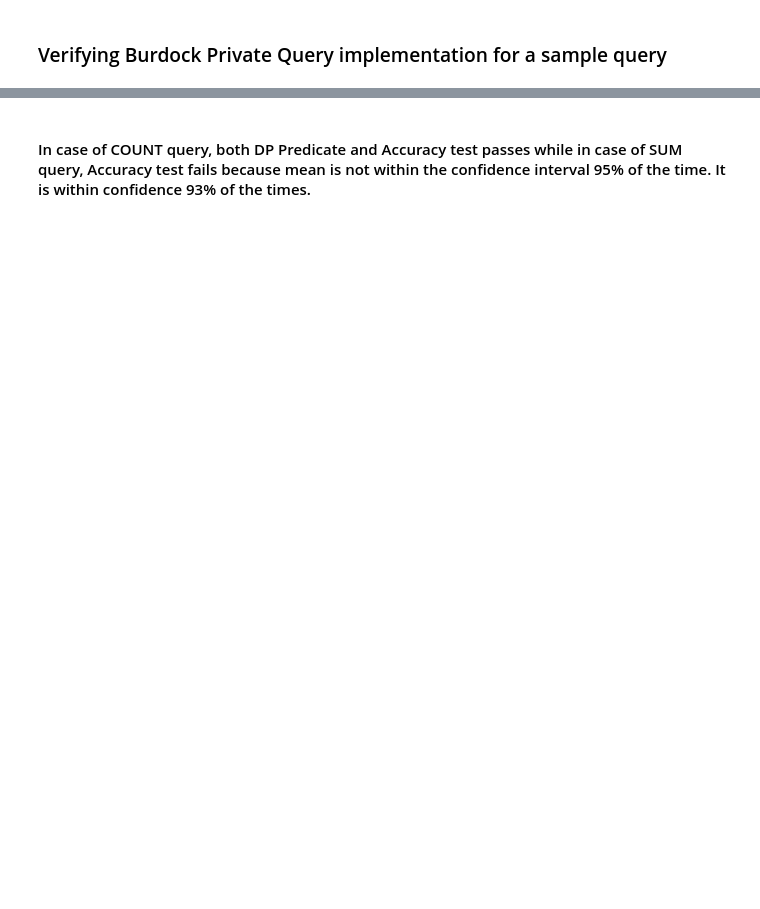
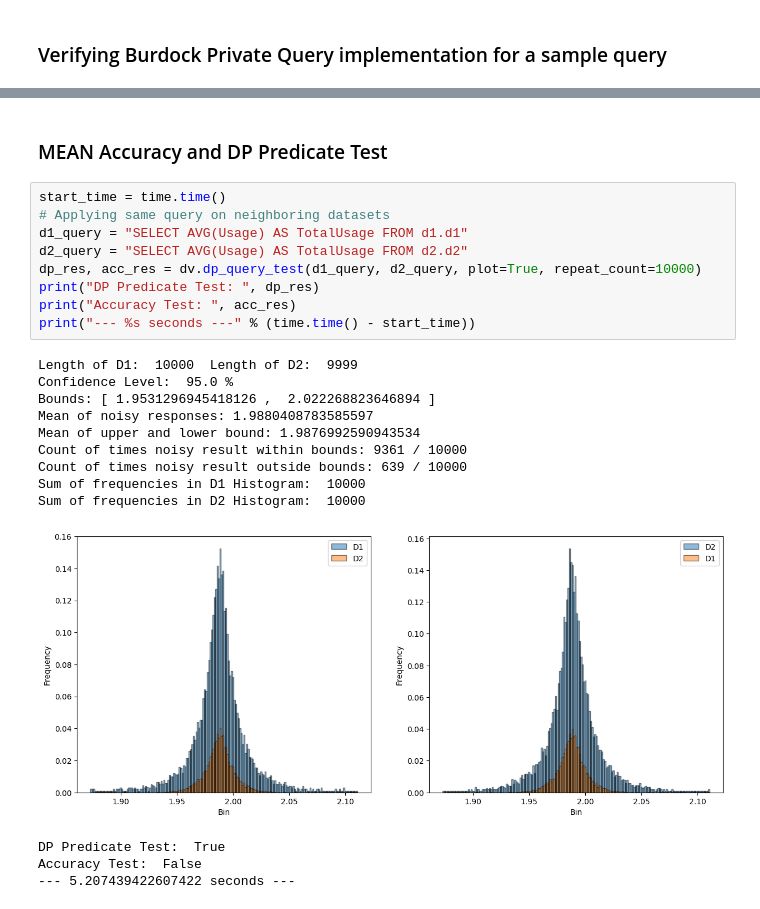
Before and after one commit to opendp/smartnoise-sdk, a Jupyter notebook: evaluation/Differential Privacy Verification.ipynb, the cells around one changed output, grey strips where cells are left out. Saved outputs shown, nothing was run; the diff lists cells and outputs as text; blank space fills up the shorter version.

Commit message:
DP Accuracy Test
Calculating lower and upper noise bound for SUM and COUNT queries and finding how many noisy responses within and outside bounds.

```diff
--- a/evaluation/Differential Privacy Verification.ipynb
+++ b/evaluation/Differential Privacy Verification.ipynb
@@ -302,2 +325,25 @@ Accuracy Test:  True
-# %% [markdown]
-#### In case of COUNT query, both DP Predicate and Accuracy test passes while in case of SUM query, Accuracy test fails because mean is not within the confidence interval 95% of the time. It is within confidence 93% of the times.
+# %% [markdown]
+### MEAN Accuracy and DP Predicate Test
+# %%
+start_time = time.time()
+# Applying same query on neighboring datasets
+d1_query = "SELECT AVG(Usage) AS TotalUsage FROM d1.d1"
+d2_query = "SELECT AVG(Usage) AS TotalUsage FROM d2.d2"
+dp_res, acc_res = dv.dp_query_test(d1_query, d2_query, plot=True, repeat_count=10000)
+print("DP Predicate Test: ", dp_res)
+print("Accuracy Test: ", acc_res)
+print("--- %s seconds ---" % (time.time() - start_time))
+# %% [output]
+Length of D1:  10000  Length of D2:  9999
+Confidence Level:  95.0 %
+Bounds: [ 1.9531296945418126 ,  2.022268823646894 ]
+Mean of noisy responses: 1.9880408783585597
+Mean of upper and lower bound: 1.9876992590943534
+Count of times noisy result within bounds: 9361 / 10000
+Count of times noisy result outside bounds: 639 / 10000
+Sum of frequencies in D1 Histogram:  10000
+Sum of frequencies in D2 Histogram:  10000
+[figure, added]
+DP Predicate Test:  True
+Accuracy Test:  False
+--- 5.207439422607422 seconds ---
```
Also changed, not shown: parts of 12 cells of this notebook, 2 other files.
